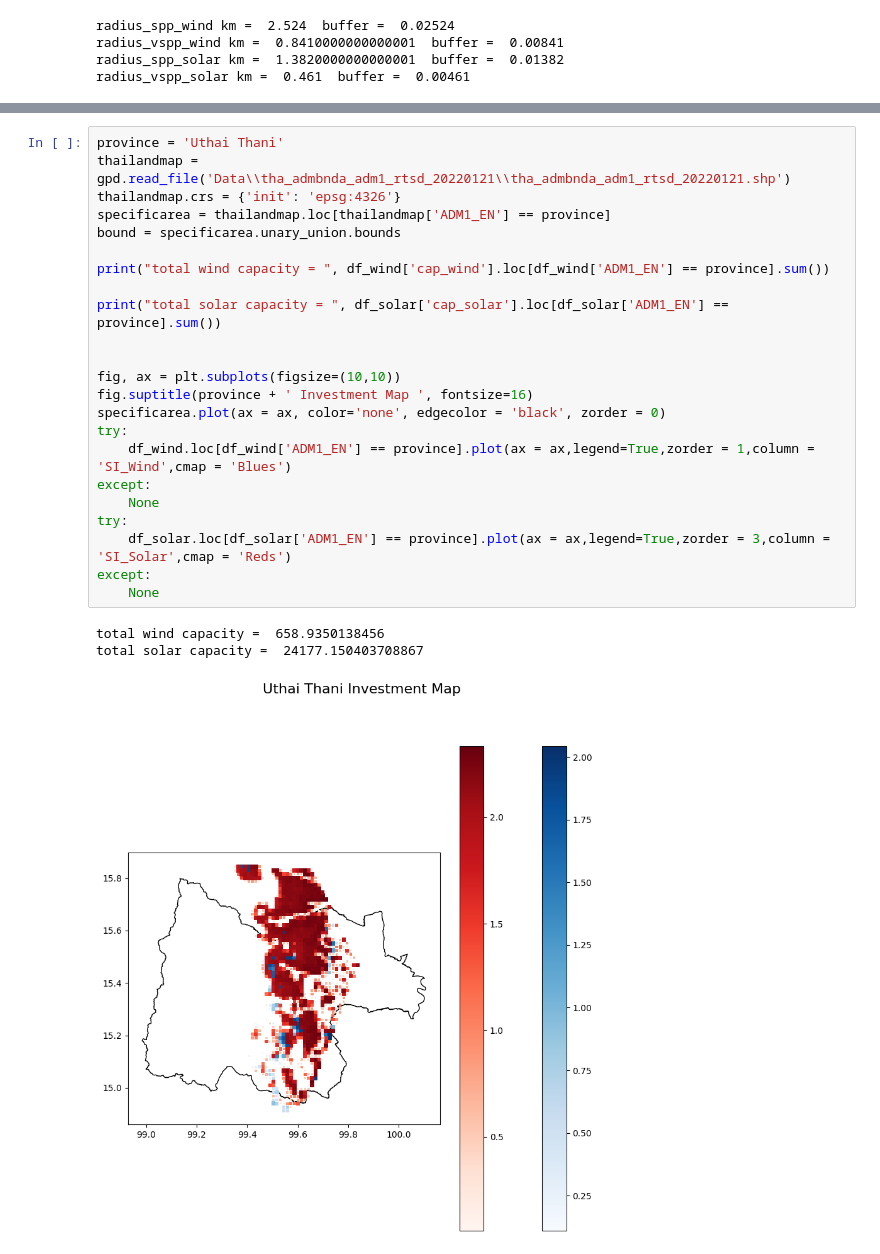
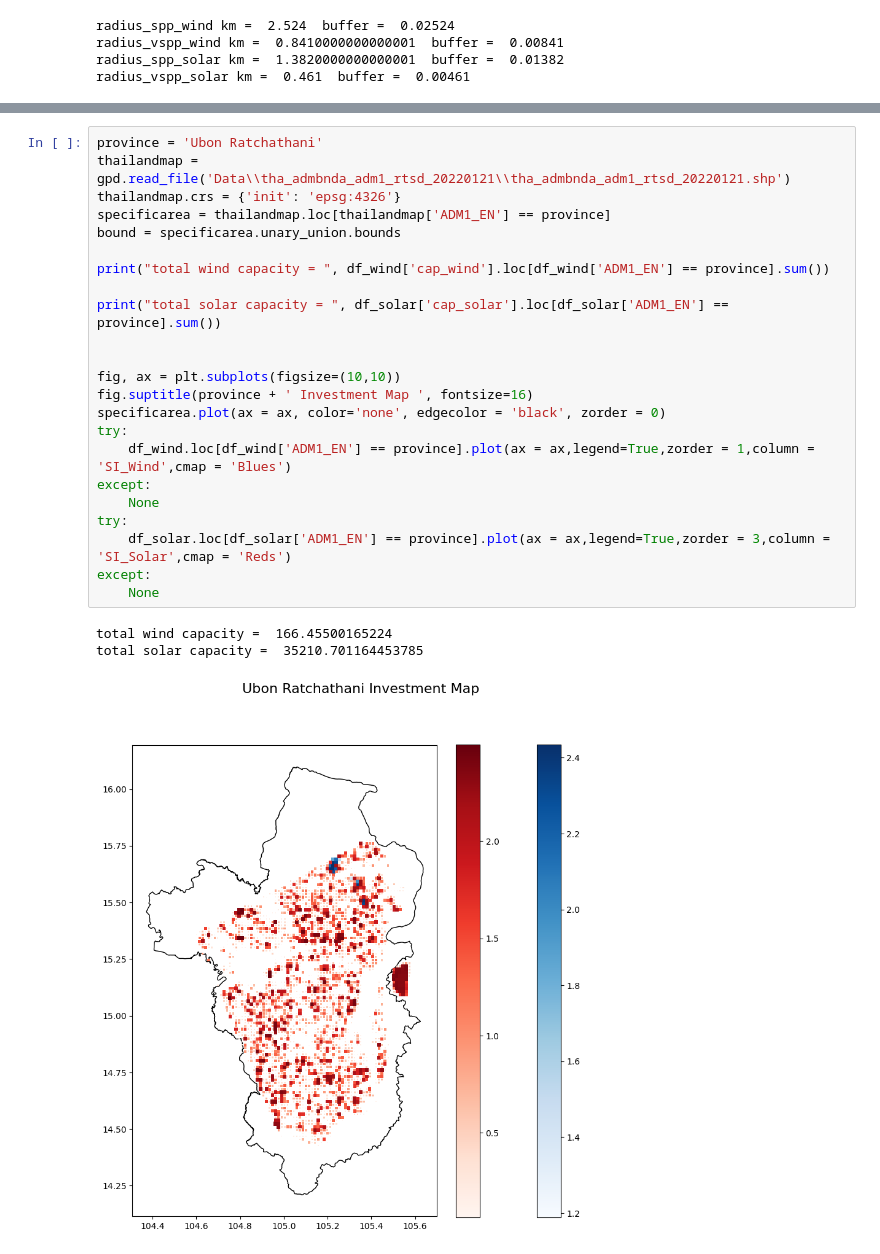
Before and after one commit to NarasetS/REPowerPlant_Siting, a Jupyter notebook: 13_SI_SitingPlant_SolarWind2_xarray.ipynb, the cells around one changed output, grey strips where cells are left out. Saved outputs shown, nothing was run; the diff lists cells and outputs as text.

```diff
--- a/13_SI_SitingPlant_SolarWind2_xarray.ipynb
+++ b/13_SI_SitingPlant_SolarWind2_xarray.ipynb
@@ -186,27 +186,27 @@ R4 Solar =  279148.95772083226
 # %%
-province = 'Uthai Thani'
+province = 'Ubon Ratchathani'
 thailandmap = gpd.read_file('Data\\tha_admbnda_adm1_rtsd_20220121\\tha_admbnda_adm1_rtsd_20220121.shp')
 thailandmap.crs = {'init': 'epsg:4326'}
 specificarea = thailandmap.loc[thailandmap['ADM1_EN'] == province]
 bound = specificarea.unary_union.bounds
 
 print("total wind capacity = ", df_wind['cap_wind'].loc[df_wind['ADM1_EN'] == province].sum())
 
 print("total solar capacity = ", df_solar['cap_solar'].loc[df_solar['ADM1_EN'] == province].sum())
 
 
 fig, ax = plt.subplots(figsize=(10,10))
 fig.suptitle(province + ' Investment Map ', fontsize=16)
 specificarea.plot(ax = ax, color='none', edgecolor = 'black', zorder = 0)
 try:
     df_wind.loc[df_wind['ADM1_EN'] == province].plot(ax = ax,legend=True,zorder = 1,column = 'SI_Wind',cmap = 'Blues')
 except:
     None
 try:
     df_solar.loc[df_solar['ADM1_EN'] == province].plot(ax = ax,legend=True,zorder = 3,column = 'SI_Solar',cmap = 'Reds')
 except:
     None
 # %% [output]
-total wind capacity =  658.9350138456
-total solar capacity =  24177.150403708867
+total wind capacity =  166.45500165224
+total solar capacity =  35210.701164453785
-[figure, old version]
+[figure, new version]
```
Also changed, not shown: parts of 5 cells of this notebook, 8 other files.
